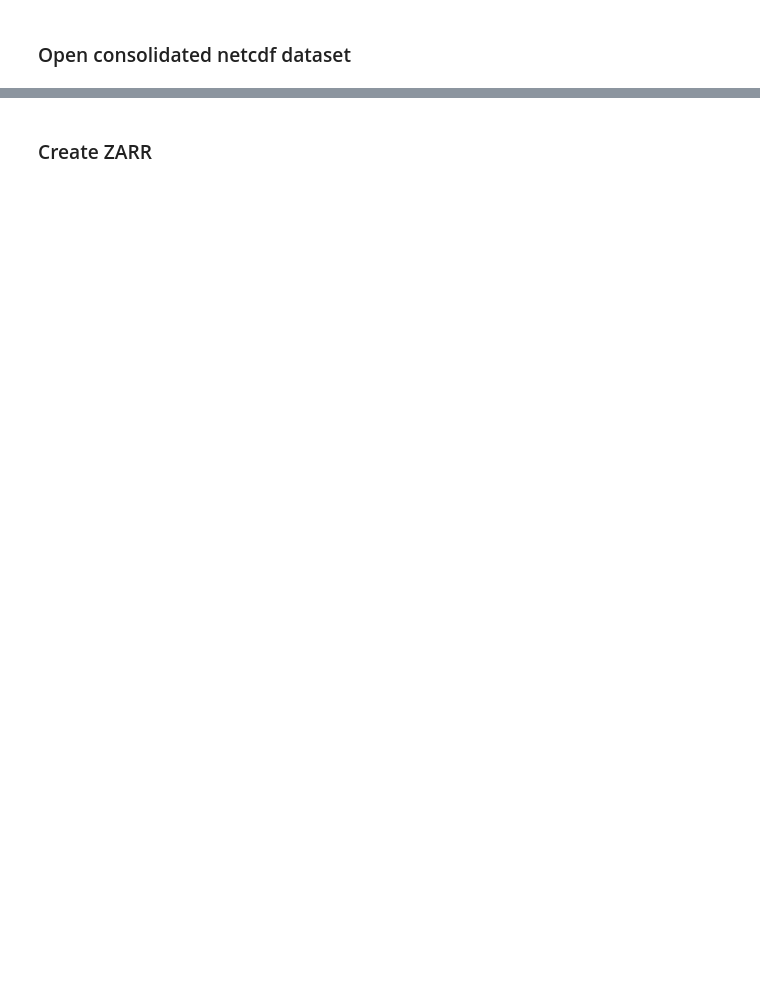
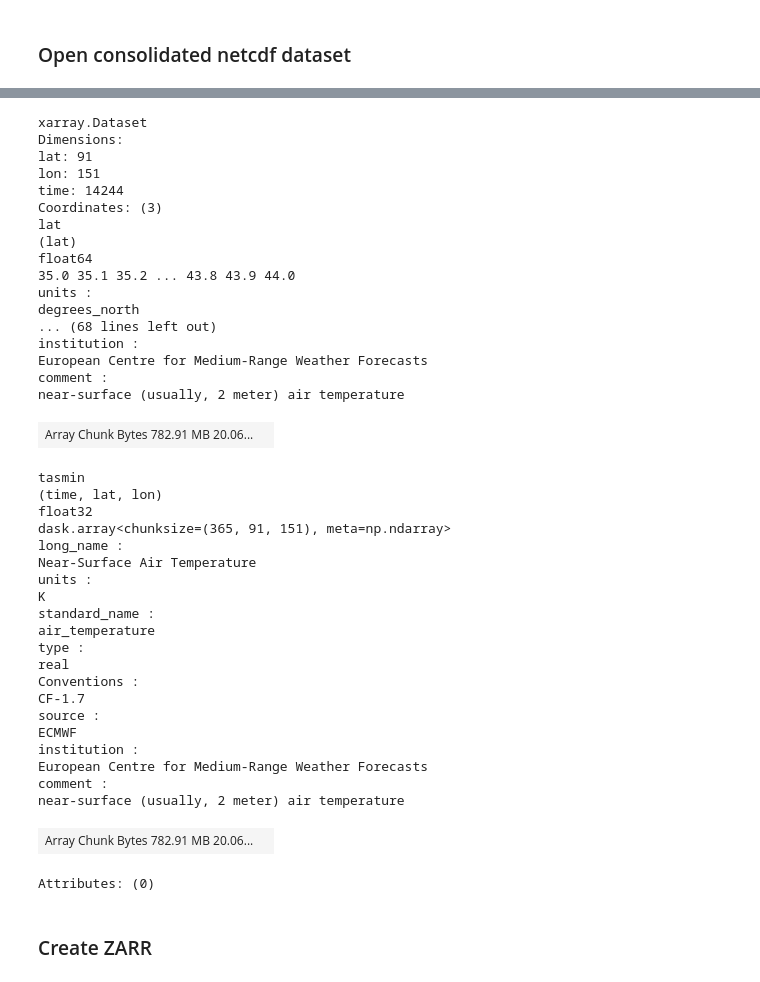
Before and after one commit to Vizzuality/copernicus-climate-data, a Jupyter notebook: cds_api.ipynb, the cells around one changed output, grey strips where cells are left out. Drawn from its saved outputs; the diff is of its cells as text; code cells hidden in the pictures; blank space fills up the shorter version.

```diff
--- a/cds_api.ipynb
+++ b/cds_api.ipynb
@@ -1297,36 +1456,2 @@ ds = xr.open_dataset()
 # %% [markdown]
 ### Rename netcdfs
-# %%
-import xarray as xr
-import glob
-import os
-import pprint
-xr.set_options(display_style='html')
-
-fl = glob.glob("*.nc")
-print(fl)
-for f in fl:
-  ds = xr.open_dataset(f)
-  ds = xr.decode_cf(ds)
-  attrs = ds.attrs
-  pprint.pprint(attrs)
-  if attrs['comment'].split(" ")[0] == 'maximum':
-    v = 'tasmax'
-  if attrs['comment'].split(" ")[0] == 'minimum':
-    v = 'tasmin'
-  dvattr = ds[v].attrs
-  #pprint.pprint(dvattr)
-  try:
-    m = dvattr['model_id']
-    e = dvattr['experiment_id']
-    r = dvattr['parent_experiment_rip']
-    nm = f"daily_projections-cmip5-daily-single-levels_{v}_{m}_{e}_{r}.nc"
-  except:
-    txt = dvattr['associated_files'].split('areacella:')[1]
-    m = txt.split("_")[2]
-    e = txt.split("_")[3]
-    r = txt.split("_")[4]
-    nm = f"daily_projections-cmip5-daily-single-levels_{v}_{m}_{e}_{r}"
-
-  print(nm)
-  ds.to_netcdf(nm)
@@ -1399,0 +1535,6 @@ Attributes: (0)
+# %%
+import os
+ds = xr.open_mfdataset(os.path.join(ds_dir, 'reanalysis-era5-land', '*.nc')).chunk({'time':365})
+#.sel(time=slice('1981-01-01', '2020-01-01'))
+ds
+# %% [output]
@@ -1400,3 +1554,43 @@ Attributes: (0)
+xarray.Dataset
+Dimensions:
+lat: 91
+lon: 151
+time: 14244
+Coordinates: (3)
+lat
+(lat)
+float64
+35.0 35.1 35.2 ... 43.8 43.9 44.0
+units :
+degrees_north
+... (68 lines left out)
+institution :
+European Centre for Medium-Range Weather Forecasts
+comment :
+near-surface (usually, 2 meter) air temperature
+| Array Chunk Bytes 782.91 MB 20.06... |  |
+tasmin
+(time, lat, lon)
+float32
+dask.array<chunksize=(365, 91, 151), meta=np.ndarray>
+long_name :
+Near-Surface Air Temperature
+units :
+K
+standard_name :
+air_temperature
+type :
+real
+Conventions :
+CF-1.7
+source :
+ECMWF
+institution :
+European Centre for Medium-Range Weather Forecasts
+comment :
+near-surface (usually, 2 meter) air temperature
+| Array Chunk Bytes 782.91 MB 20.06... |  |
+Attributes: (0)
 # %% [markdown]
 ### Create ZARR
 # %%
```
Also changed, not shown: parts of 35 cells of this notebook.
